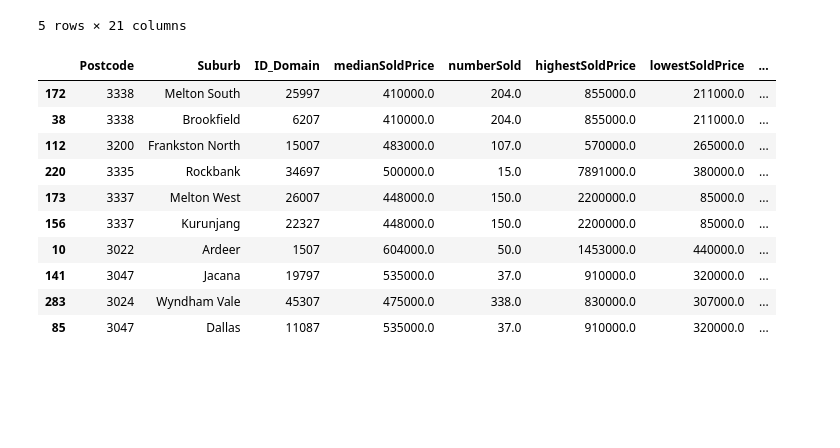
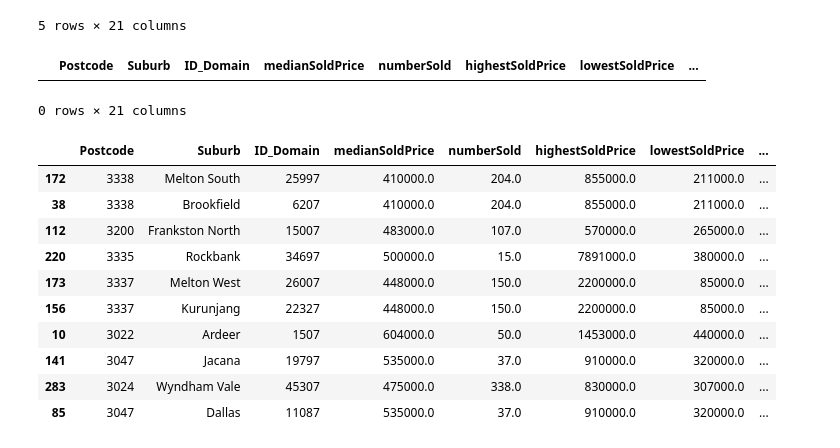
Before and after one commit to 22OVERSooN/Project1_Realestate_Analysis, a Jupyter notebook: Fundamental analysis-yearly.ipynb, the cells around one changed output. Cells and saved outputs as stored; diff of their text form; code cells hidden in the pictures; blank space fills up the shorter version.

```diff
--- a/Fundamental analysis-yearly.ipynb
+++ b/Fundamental analysis-yearly.ipynb
@@ -22,6 +22,12 @@ yearly_data_2019.head()
 | 3 | 3021 | Albanvale | 787 | 596000.0 | 348.0 | 1400000.0 | 300000.0 | ... |
 | 4 | 3206 | Albert Park | 797 | 2575000.0 | 55.0 | 8600000.0 | 735000.0 | ... |
 5 rows × 21 columns
+# %%
+test = yearly_data_2019.loc[yearly_data_2019['Suburb'] == 'Alberton']
+test
+# %% [output]
+|  | Postcode | Suburb | ID_Domain | medianSoldPrice | numberSold | highestSoldPrice | lowestSoldPrice | ... |
+0 rows × 21 columns
 # %%
 Rank_median_sold_price = yearly_data_2019.sort_values(by = "medianSoldPrice" , ascending = False)
 top_10_median_price_2019 = Rank_median_sold_price.head(10)
```
Also changed, not shown: parts of 5 cells of this notebook, 5 other files.
